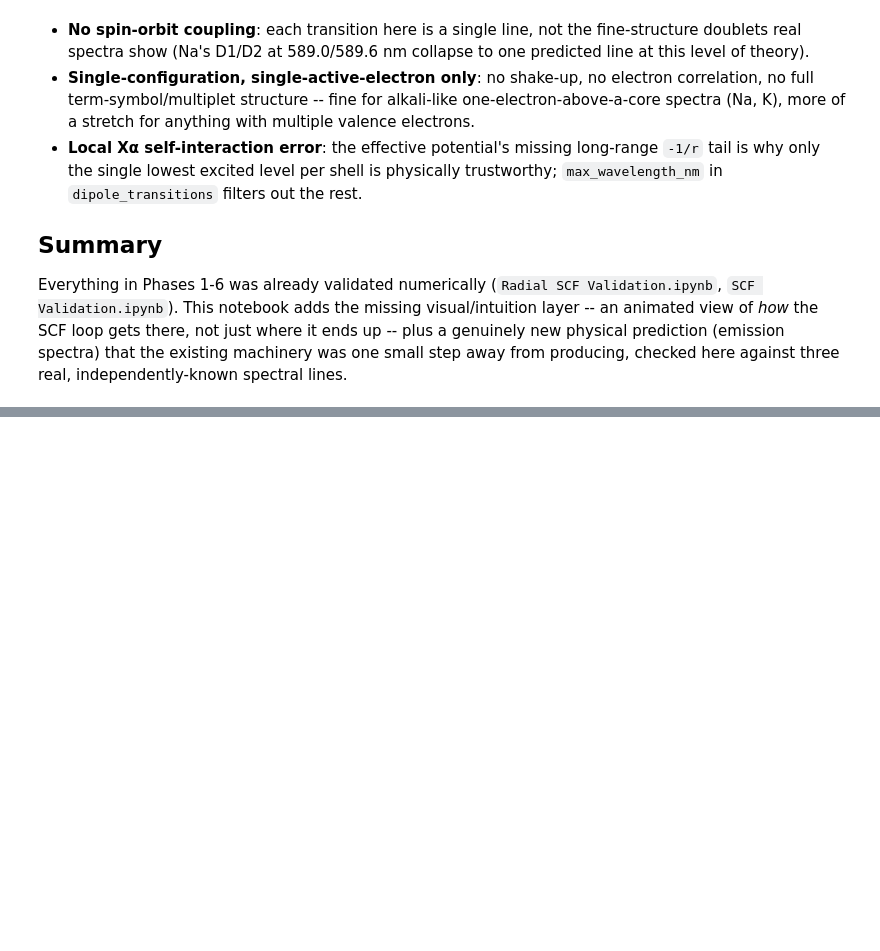
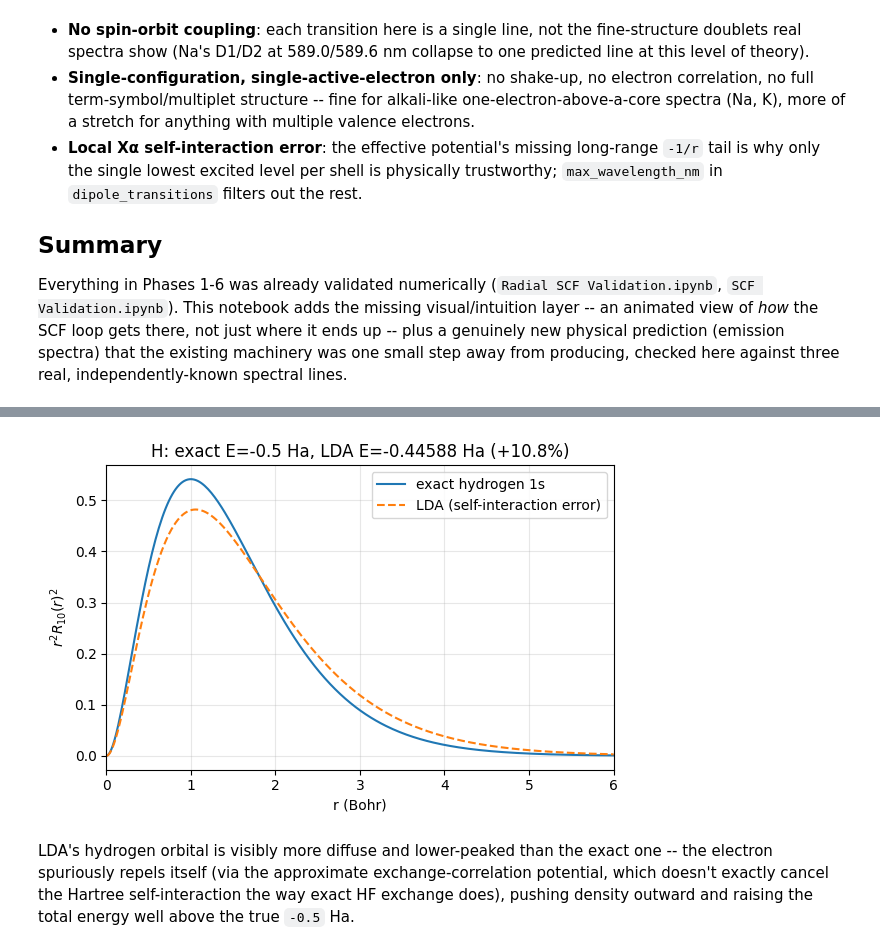
Before and after one commit to HasanHelal429/Physics-Simulation, a Jupyter notebook: Quantum Mechanics/HF_solver/Hartree_Fock.ipynb, the cells around one changed output, grey strips where cells are left out. Saved outputs shown, nothing was run; the diff lists cells and outputs as text; code cells hidden in the pictures; blank space fills up the shorter version.

```diff
--- a/Quantum Mechanics/HF_solver/Hartree_Fock.ipynb
+++ b/Quantum Mechanics/HF_solver/Hartree_Fock.ipynb
@@ -171,0 +276,27 @@ Everything in Phases 1-6 was already validated numerically (`Radial SCF Validati
+# %%
+r_h_plot = np.linspace(1e-4, 8, 400)
+rho_exact = r_h_plot**2 * hy.radial_wavefunction(1, 0, r_h_plot, Z=1)**2
+
+res_h_lda = scf.run_scf(1, method='lda')
+r_h = res_h_lda['r']
+rho_lda = r_h**2 * res_h_lda['orbitals'][(1, 0)]**2
+
+fig, ax = plt.subplots(figsize=(6, 4))
+ax.plot(r_h_plot, rho_exact, label='exact hydrogen 1s')
+ax.plot(r_h, rho_lda, '--', label='LDA (self-interaction error)')
+ax.set_xlim(0, 6)
+ax.set_xlabel('r (Bohr)'); ax.set_ylabel(r'$r^2 R_{10}(r)^2$')
+ax.set_title(f"H: exact E=-0.5 Ha, LDA E={res_h_lda['E_total']:.5f} Ha "
+             f"({(res_h_lda['E_total']+0.5)/0.5*100:+.1f}%)")
+ax.legend(); ax.grid(alpha=0.3)
+fig.tight_layout()
+fig.savefig('media/hydrogen_self_interaction_error.png', dpi=110)
+plt.show()
+# %% [output]
+[figure, added]
+# %% [markdown]
+LDA's hydrogen orbital is visibly more diffuse and lower-peaked than the
+exact one -- the electron spuriously repels itself (via the approximate
+exchange-correlation potential, which doesn't exactly cancel the Hartree
+self-interaction the way exact HF exchange does), pushing density
+outward and raising the total energy well above the true `-0.5` Ha.
```
Also changed, not shown: parts of 7 cells of this notebook, 5 other files.
